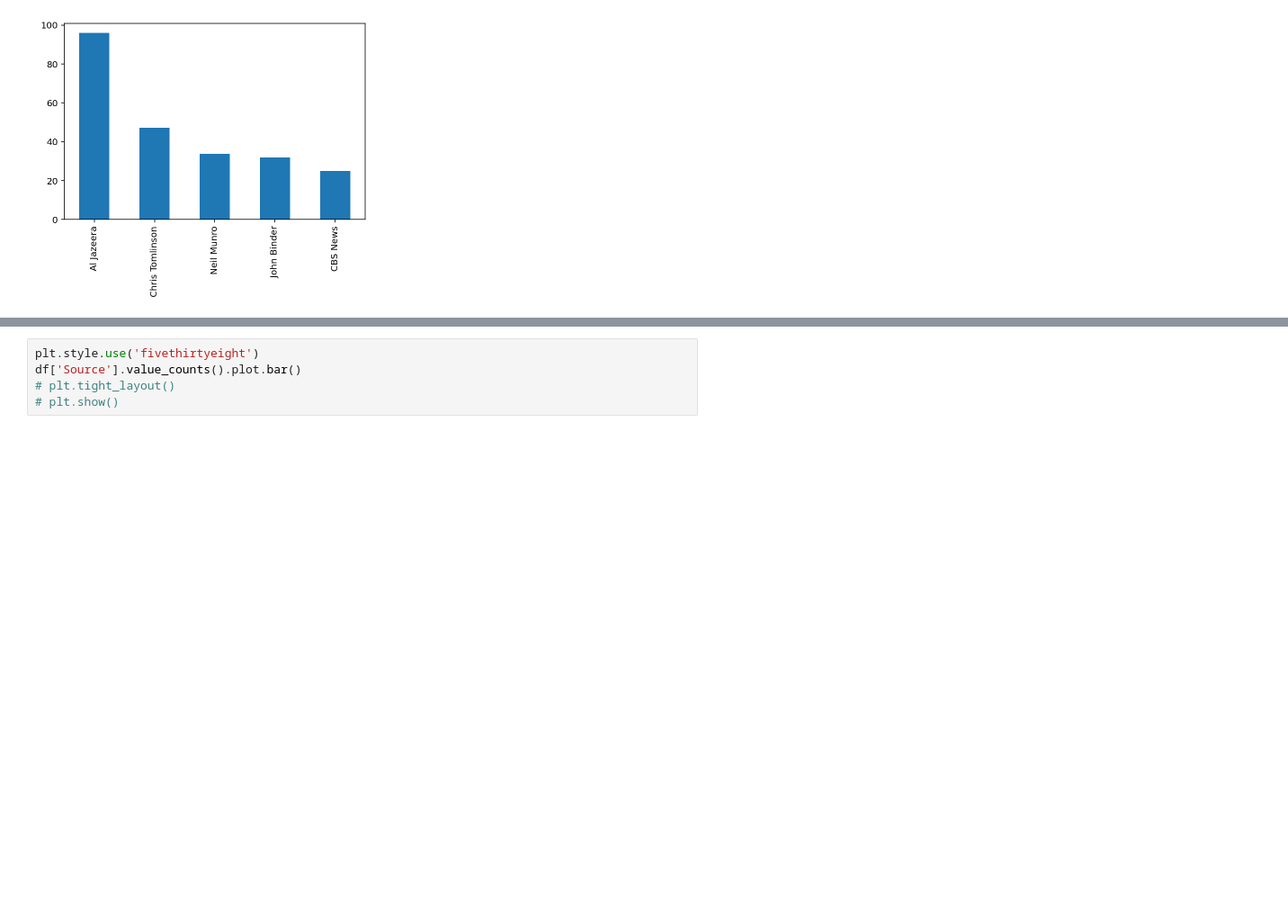
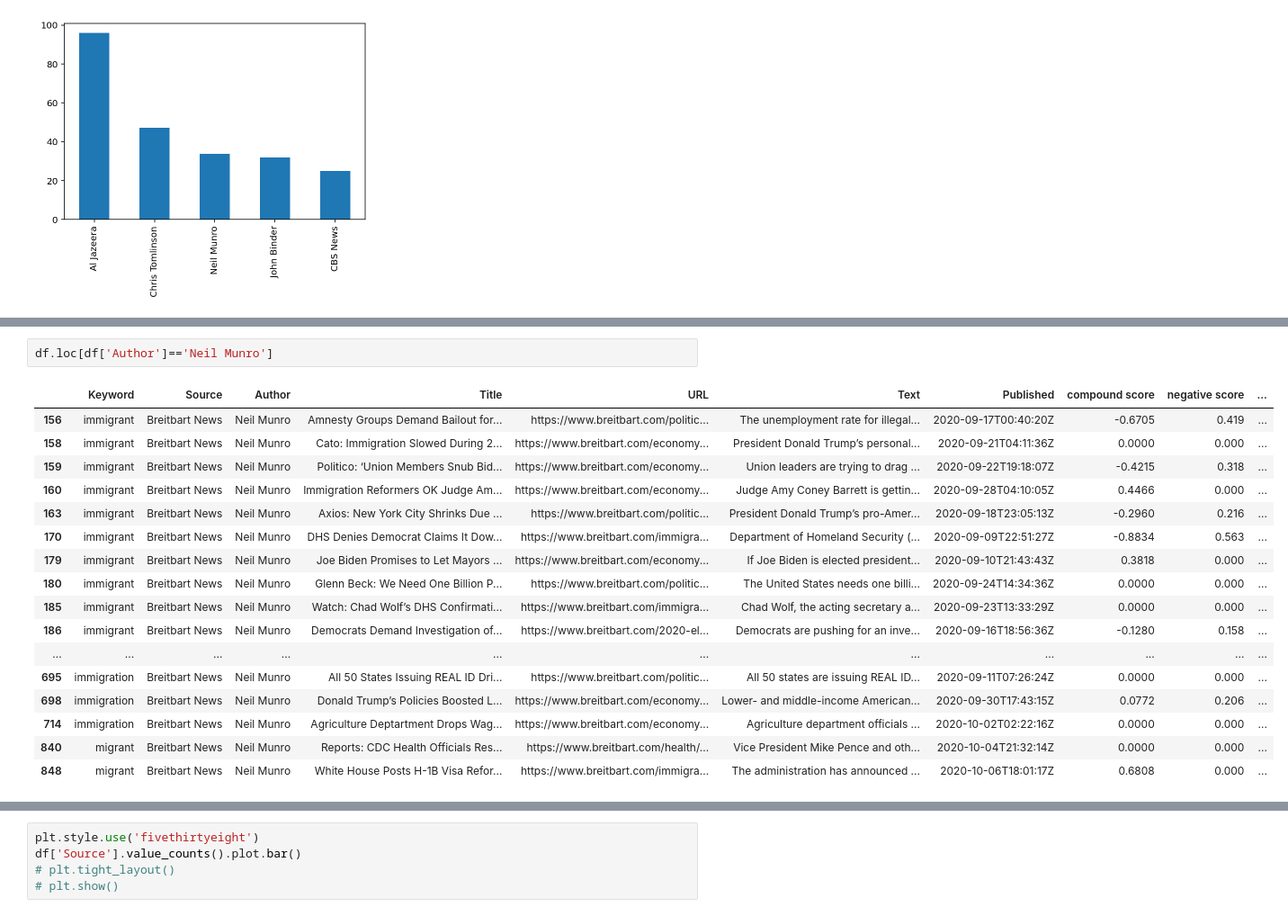
Before and after one commit to James-Ashley/sentiment_analysis, a Jupyter notebook: data_analysis/data_analysis_SAW.ipynb, the cells around one changed output, grey strips where cells are left out. Shown at 90% size. Drawn from its saved outputs; the diff is of its cells as text; blank space fills up the shorter version.

```diff
--- a/data_analysis/data_analysis_SAW.ipynb
+++ b/data_analysis/data_analysis_SAW.ipynb
@@ -113,3 +122,23 @@ df.loc[df['Author']=='Chris Tomlinson']
 | 916 | migrants | Breitbart News | Chris Tomlinson | Sweden: Thousands of 2015 Crisis ... | https://www.breitbart.com/europe/... | Around 24,000 migrants who arrive... | 2020-10-07T09:05:46Z | -0.7184 | 0.462 | ... |
 | 984 | refugee | Breitbart News | Chris Tomlinson | Nearly Half of Young People in No... | https://www.breitbart.com/europe/... | Nearly half of the young people i... | 2020-10-09T08:52:46Z | 0.0772 | 0.000 | ... |
 | 1040 | refugees | Breitbart News | Chris Tomlinson | EU Commission President Claims Po... | https://www.breitbart.com/europe/... | European Commission President Urs... | 2020-09-18T09:08:42Z | 0.0000 | 0.000 | ... |
+# %%
+df.loc[df['Author']=='Neil Munro']
+# %% [output]
+|  | Keyword | Source | Author | Title | URL | Text | Published | compound score | negative score | ... |
+| 156 | immigrant | Breitbart News | Neil Munro | Amnesty Groups Demand Bailout for... | https://www.breitbart.com/politic... | The unemployment rate for illegal... | 2020-09-17T00:40:20Z | -0.6705 | 0.419 | ... |
+| 158 | immigrant | Breitbart News | Neil Munro | Cato: Immigration Slowed During 2... | https://www.breitbart.com/economy... | President Donald Trump’s personal... | 2020-09-21T04:11:36Z | 0.0000 | 0.000 | ... |
+| 159 | immigrant | Breitbart News | Neil Munro | Politico: ‘Union Members Snub Bid... | https://www.breitbart.com/economy... | Union leaders are trying to drag ... | 2020-09-22T19:18:07Z | -0.4215 | 0.318 | ... |
+| 160 | immigrant | Breitbart News | Neil Munro | Immigration Reformers OK Judge Am... | https://www.breitbart.com/economy... | Judge Amy Coney Barrett is gettin... | 2020-09-28T04:10:05Z | 0.4466 | 0.000 | ... |
+| 163 | immigrant | Breitbart News | Neil Munro | Axios: New York City Shrinks Due ... | https://www.breitbart.com/politic... | President Donald Trump’s pro-Amer... | 2020-09-18T23:05:13Z | -0.2960 | 0.216 | ... |
+| 170 | immigrant | Breitbart News | Neil Munro | DHS Denies Democrat Claims It Dow... | https://www.breitbart.com/immigra... | Department of Homeland Security (... | 2020-09-09T22:51:27Z | -0.8834 | 0.563 | ... |
+| 179 | immigrant | Breitbart News | Neil Munro | Joe Biden Promises to Let Mayors ... | https://www.breitbart.com/economy... | If Joe Biden is elected president... | 2020-09-10T21:43:43Z | 0.3818 | 0.000 | ... |
+| 180 | immigrant | Breitbart News | Neil Munro | Glenn Beck: We Need One Billion P... | https://www.breitbart.com/politic... | The United States needs one billi... | 2020-09-24T14:34:36Z | 0.0000 | 0.000 | ... |
+| 185 | immigrant | Breitbart News | Neil Munro | Watch: Chad Wolf’s DHS Confirmati... | https://www.breitbart.com/immigra... | Chad Wolf, the acting secretary a... | 2020-09-23T13:33:29Z | 0.0000 | 0.000 | ... |
+| 186 | immigrant | Breitbart News | Neil Munro | Democrats Demand Investigation of... | https://www.breitbart.com/2020-el... | Democrats are pushing for an inve... | 2020-09-16T18:56:36Z | -0.1280 | 0.158 | ... |
+| ... | ... | ... | ... | ... | ... | ... | ... | ... | ... | ... |
+| 695 | immigration | Breitbart News | Neil Munro | All 50 States Issuing REAL ID Dri... | https://www.breitbart.com/politic... | All 50 states are issuing REAL ID... | 2020-09-11T07:26:24Z | 0.0000 | 0.000 | ... |
+| 698 | immigration | Breitbart News | Neil Munro | Donald Trump’s Policies Boosted L... | https://www.breitbart.com/economy... | Lower- and middle-income American... | 2020-09-30T17:43:15Z | 0.0772 | 0.206 | ... |
+| 714 | immigration | Breitbart News | Neil Munro | Agriculture Deptartment Drops Wag... | https://www.breitbart.com/economy... | Agriculture department officials ... | 2020-10-02T02:22:16Z | 0.0000 | 0.000 | ... |
+| 840 | migrant | Breitbart News | Neil Munro | Reports: CDC Health Officials Res... | https://www.breitbart.com/health/... | Vice President Mike Pence and oth... | 2020-10-04T21:32:14Z | 0.0000 | 0.000 | ... |
+| 848 | migrant | Breitbart News | Neil Munro | White House Posts H-1B Visa Refor... | https://www.breitbart.com/immigra... | The administration has announced ... | 2020-10-06T18:01:17Z | 0.6808 | 0.000 | ... |
```
Also changed, not shown: parts of 8 cells of this notebook.
